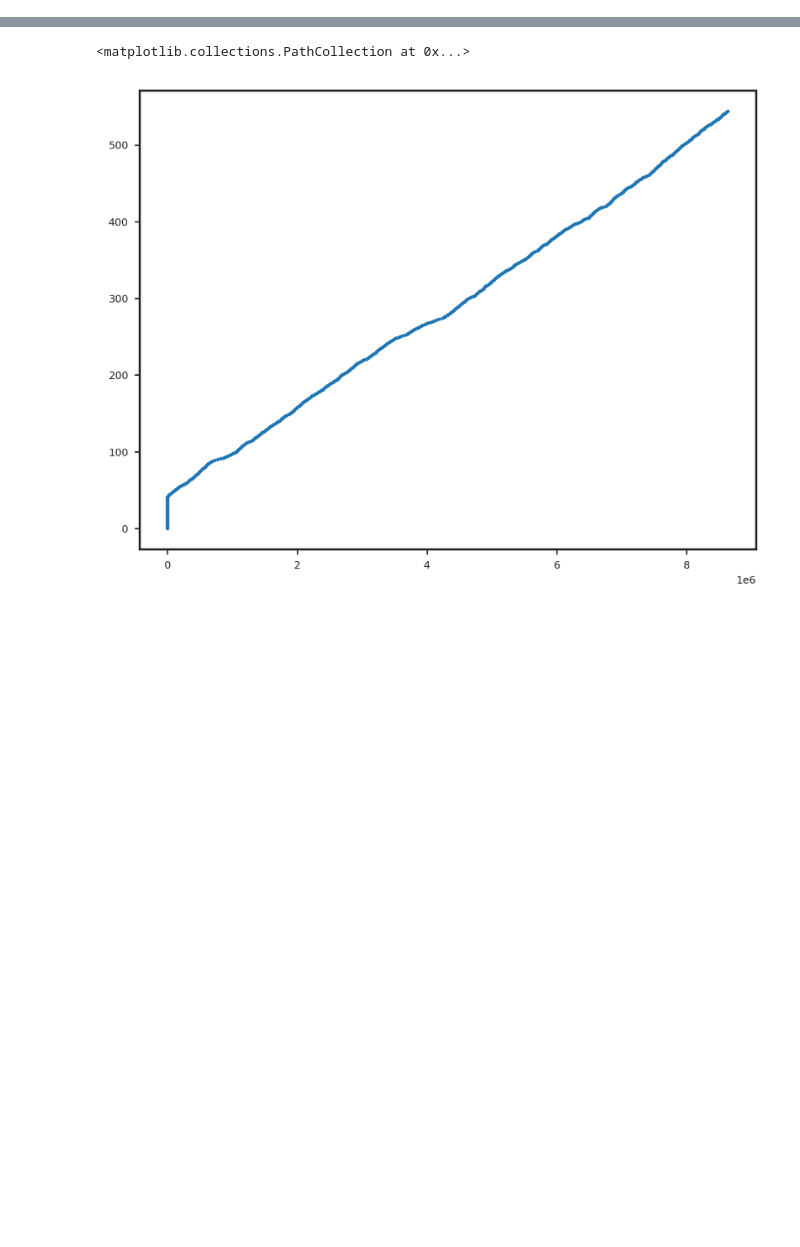
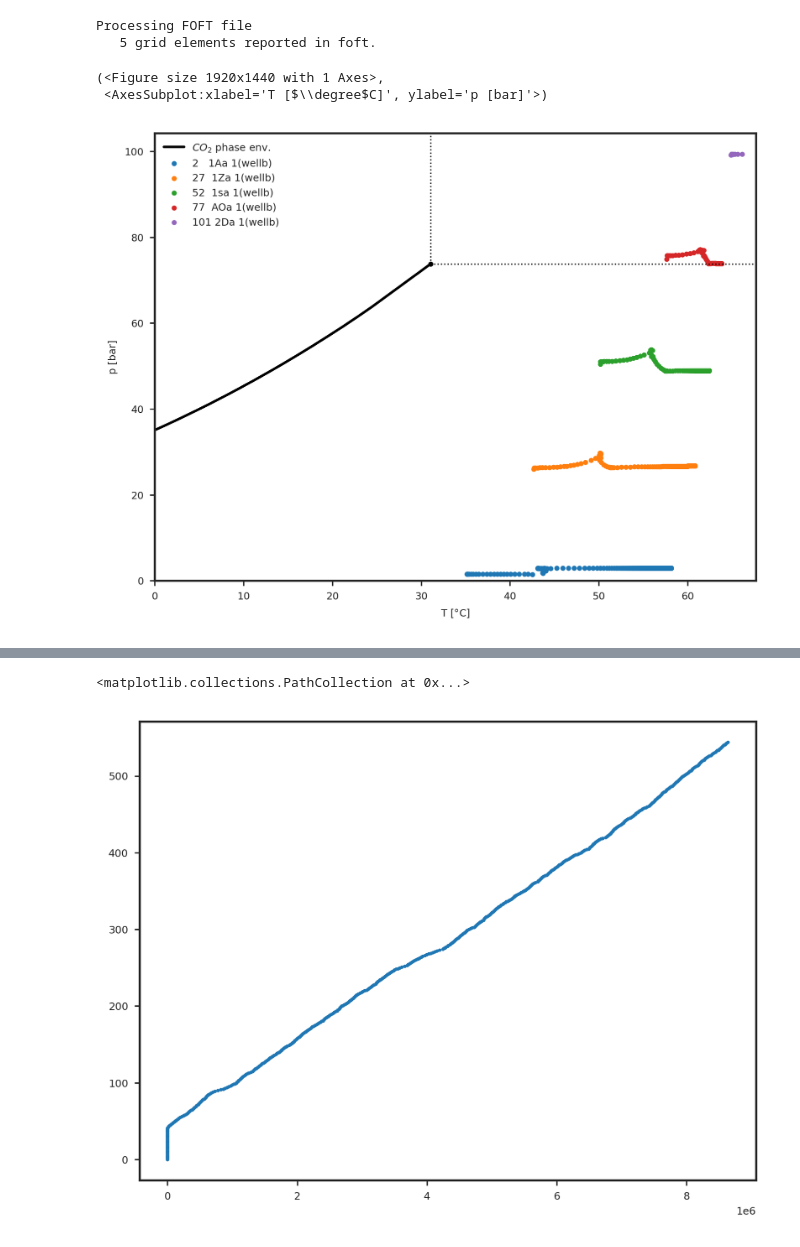
Before and after one commit to equinor/T2Well_post, a Jupyter notebook: plot_T2Well_files.ipynb, the cells around one changed output, grey strips where cells are left out. Drawn from its saved outputs; the diff is of its cells as text; code cells hidden in the pictures; blank space fills up the shorter version.

```diff
--- a/plot_T2Well_files.ipynb
+++ b/plot_T2Well_files.ipynb
@@ -128,3 +159,51 @@ Processing COFT_Injection_1km_5bar_1kg file
+# %%
+
+def plot_FOFT_PT(fnames_map, mesh_eleme):
+
+    vars, items, df = read_FOFT(fnames_map['foft'], EOS)
+
+    fig, ax = plt.subplots()
+
+
+    for item in items:
+        x_T = df[item, 'T']
+        y_P = df[item, 'Pres']
+
+        el = mesh_eleme.loc[item,'ElName']
+        mat = mesh_eleme.loc[item,'MAT']
+        item_label = '{:<4d}{:s}({:s})'.format(item,el,mat)
+
+        ax.scatter(x_T, y_P, label = item_label)
+
+
+    xlim = ax.get_xlim()
+    ylim = ax.get_ylim()
+
+    t_co2 = np.array([-50,-48.35,-46.69,-45.04,-43.38,-41.73,-40.08,-38.42,-36.77,-35.11,-33.46,-31.81,-30.15,-28.5,-26.84,-25.19,-23.53,-21.88,-20.23,-18.57,-16.92,-15.26,-13.61,-11.96,-10.3,-8.65,-6.99,-5.34,-3.69,-2.03,-0.38,1.28,2.93,4.58,6.24,7.89,9.55,11.2,12.86,14.51,16.16,17.82,19.47,21.13,22.78,24.43,31.05])
+    p_co2 = np.array([6.8,7.27,7.77,8.29,8.83,9.4,10,10.63,11.28,11.97,12.68,13.43,14.21,15.02,15.87,16.75,17.66,18.62,19.61,20.64,21.7,22.81,23.96,25.15,26.38,27.66,28.98,30.34,31.76,33.21,34.72,36.28,37.89,39.54,41.25,43.01,44.83,46.7,48.63,50.61,52.65,54.75,56.91,59.12,61.4,63.75,73.76])
+    ax.plot(t_co2, p_co2, color='k', lw=1.5, label = r'$CO_2$ phase env.')
+    ax.scatter(t_co2.max(), p_co2.max(), c='k')
+    ax.hlines(y=p_co2.max(), xmin=t_co2.max(), xmax=xlim[1], ls=':', color='k')
+    ax.vlines(x=t_co2.max(), ymin=p_co2.max(), ymax=ylim[1], ls=':', color='k')
+    ax.set_ylim(bottom=0, top=ylim[1])
+    ax.set_xlim(left=0, right=xlim[1])
+
+    ax.set_ylabel('p [bar]')
+    ax.set_xlabel('T [$\degree$C]')
+
+    ax.legend()
+
+    return fig, ax
+
+
+eleme, conne = read_ipMESH(ip_file)
+plot_FOFT_PT(fnames_map, eleme )
+# %% [output]
+Processing FOFT file
+   5 grid elements reported in foft.
+(<Figure size 1920x1440 with 1 Axes>,
+ <AxesSubplot:xlabel='T [$\\degree$C]', ylabel='p [bar]'>)
+[figure, added]
 # %%
 df
 # %% [output]
```
Also changed, not shown: parts of 12 cells of this notebook, 1 other file.
